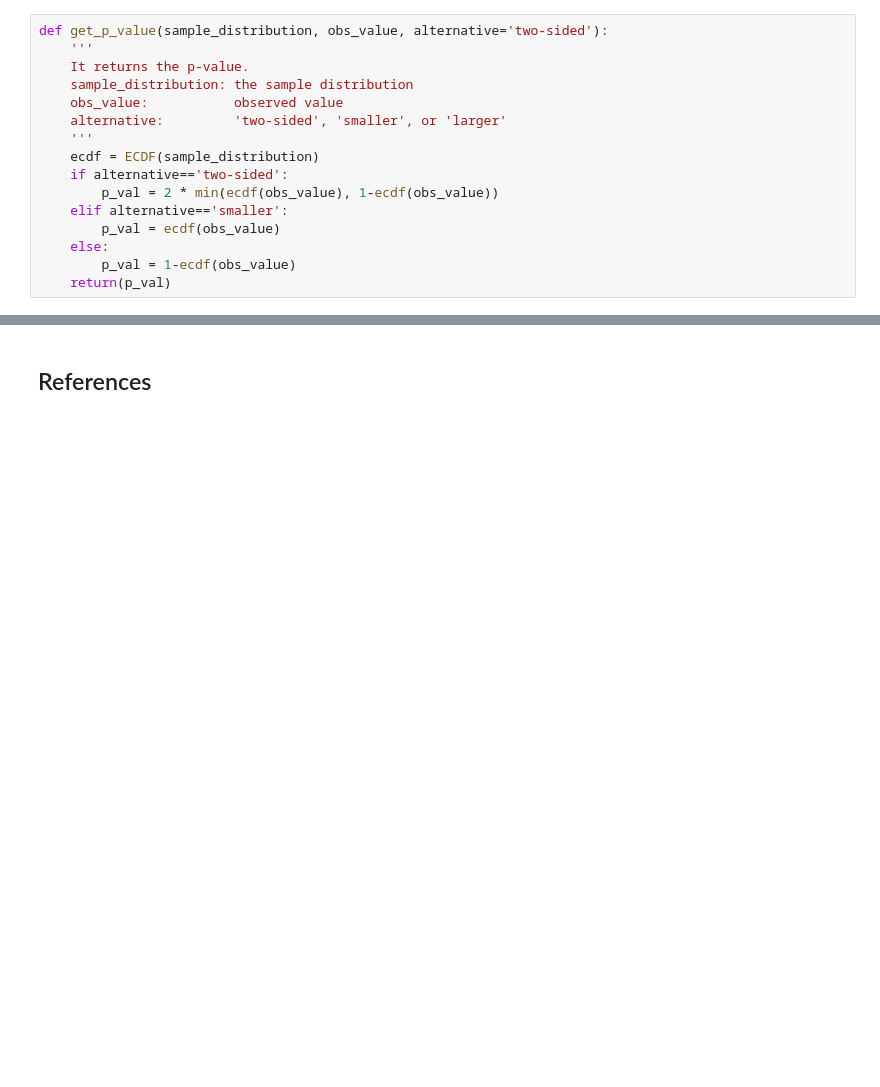
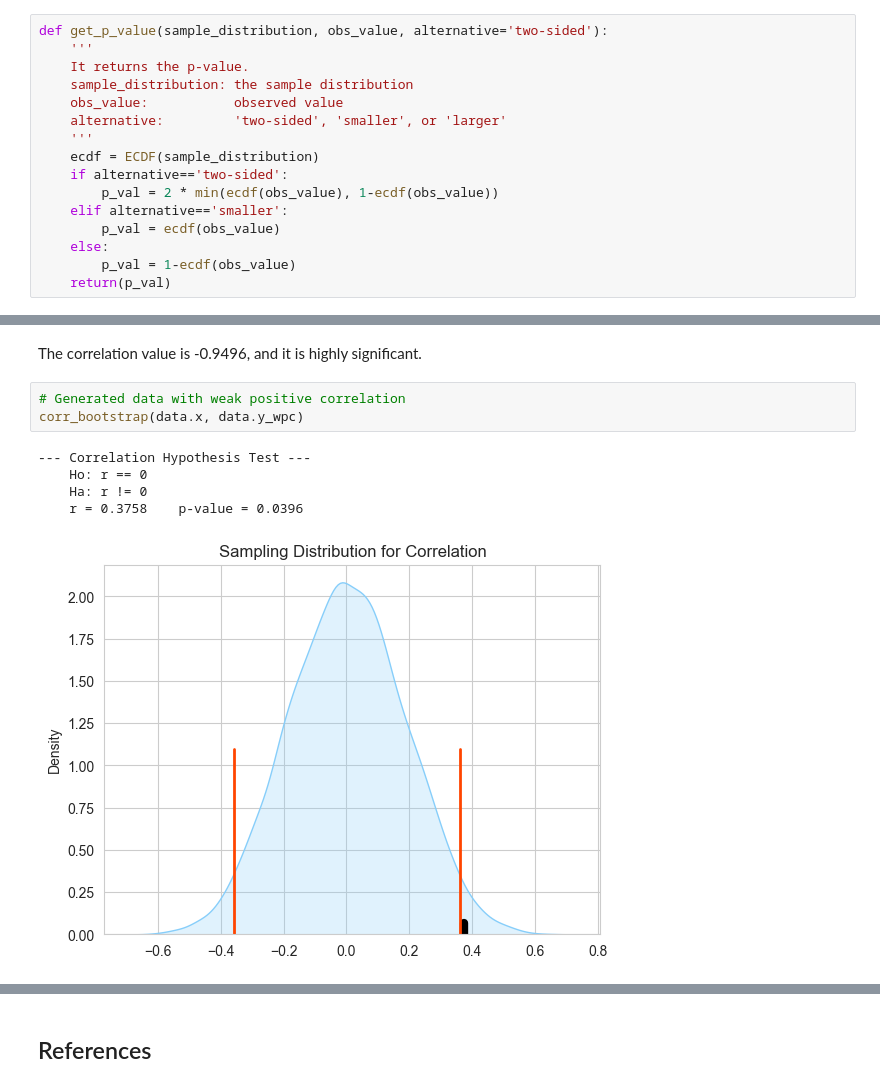
Before and after one commit to Goliath-Research/Computational-Statistics, a Jupyter notebook: 05-Forecasting/02-Boot_Correlation.ipynb, the cells around one changed output, grey strips where cells are left out. Cells and saved outputs as stored; diff of their text form; blank space fills up the shorter version.

```diff
--- a/05-Forecasting/02-Boot_Correlation.ipynb
+++ b/05-Forecasting/02-Boot_Correlation.ipynb
@@ -494,0 +168,11 @@ The confidence interval of the percentile method does not include 0; there is no
+# %% [markdown]
+The correlation value is -0.9496, and it is highly significant.
+# %%
+# Generated data with weak positive correlation
+corr_bootstrap(data.x, data.y_wpc)
+# %% [output]
+--- Correlation Hypothesis Test ---
+    Ho: r == 0
+    Ha: r != 0
+    r = 0.3758    p-value = 0.0396
+[figure, added]
```
Also changed, not shown: parts of 99 cells of this notebook, 5 other files.
